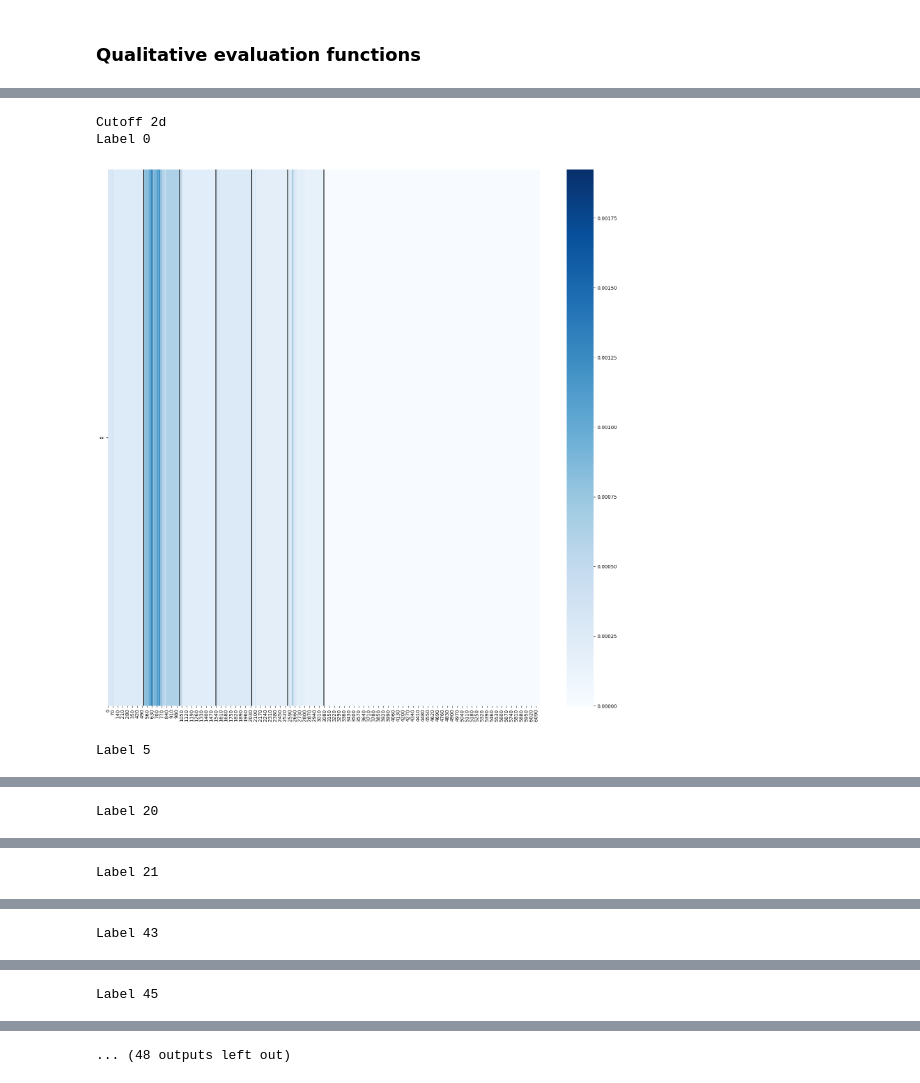
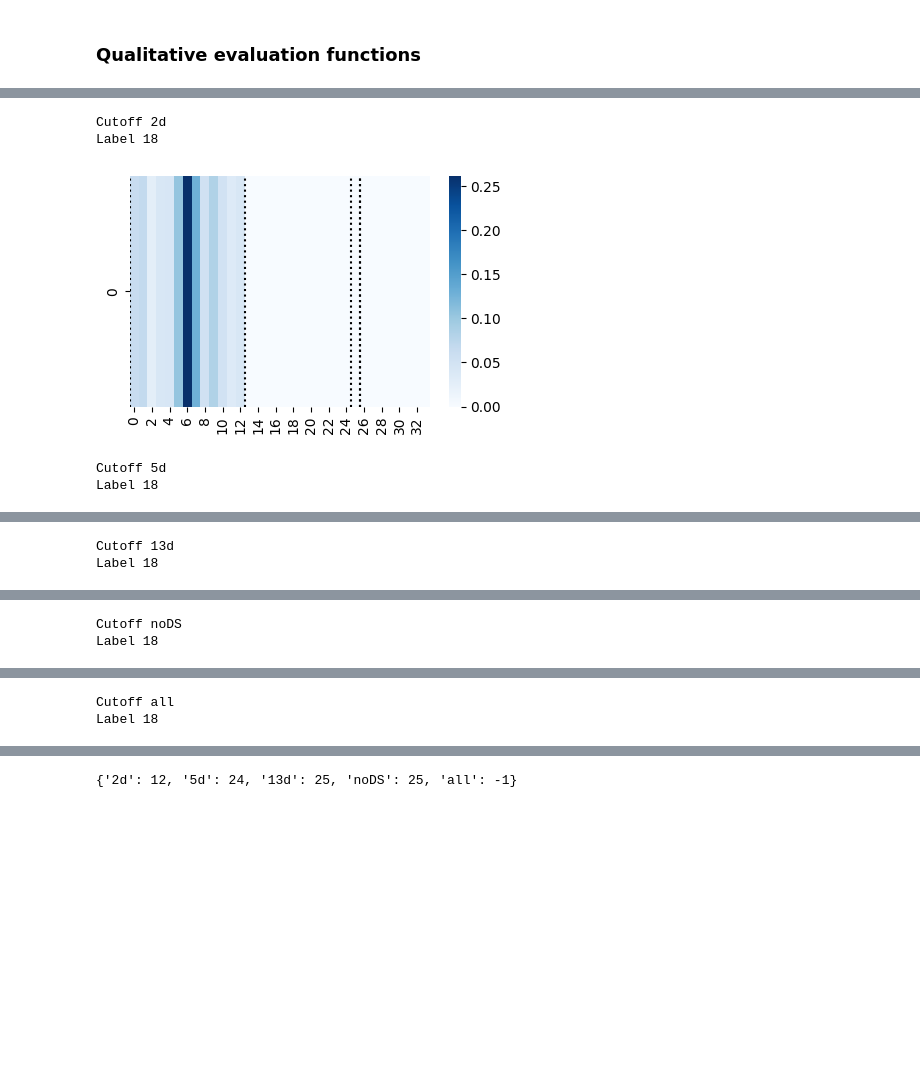
Before and after one commit to mireiahernandez/icd-continuous-prediction, a Jupyter notebook: qualitative_evaluation.ipynb, the cells around one changed output, grey strips where cells are left out. Cells and saved outputs as stored; diff of their text form; code cells hidden in the pictures; blank space fills up the shorter version.

Commit message:
ADDED NOTE ATTENTION ANALYSIS

```diff
--- a/qualitative_evaluation.ipynb
+++ b/qualitative_evaluation.ipynb
@@ -39,7 +38,7 @@ cpu = torch.device("cpu")
 print(device)
 
 ### for debugging use cpu
-# device = cpu
+device = cpu
 
 config = {
     #    "run_name": "Run_test_TLWAN"
@@ -67,7 +66,7 @@ val_set = get_dataset(notes_agg_df, "VALIDATION", tokenizer=tokenizer, **dataset
 val_generator = get_dataloader(val_set)
 
 # only to run on CPU
-os.environ["TOKENIZERS_PARALLELISM"] = "false"
+os.environ["TOKENIZERS_PARALLELISM"] = "true"
 
 config["num_categories"] = len(categories_mapping)
 model = Model(config, device=device)
@@ -122,20 +135,22 @@ avail_docs = seq_ids.max().item() + 1
 cutoffs = data["cutoffs"]
 
 complete_sequence_output = []
+inf_chunks = 16
 # run through data in chunks of max_chunks
-for i in range(0, input_ids.shape[0], 4):
+for i in range(0, input_ids.shape[0], inf_chunks):
     # only get the document embeddings
+    print(f"{i}: {input_ids[i:i+inf_chunks].shape}")
     sequence_output = model(
-        input_ids=input_ids[i : i + model.max_chunks].to(
+        input_ids=input_ids[i : i + inf_chunks].to(
             device, dtype=torch.long
         ),
-        attention_mask=attention_mask[i : i + model.max_chunks].to(
+        attention_mask=attention_mask[i : i + inf_chunks].to(
             device, dtype=torch.long
         ),
-        seq_ids=seq_ids[i : i + model.max_chunks].to(
+        seq_ids=seq_ids[i : i + inf_chunks].to(
             device, dtype=torch.long
         ),
-        category_ids=category_ids[i : i + model.max_chunks].to(
+        category_ids=category_ids[i : i + inf_chunks].to(
             device, dtype=torch.long
         ),
         cutoffs=None,
@@ -195,33 +264,39 @@ attn_output_weights, scores = return_attn_scores(model.label_attn, sequence_outp
 # %%
 import matplotlib.pyplot as plt
 import seaborn as sns
 
 # visualize a heatmap of attn_output_weights[-1,l,:] for all l in 0,..,49 such that labels[l] == 1
+viz_label = 18
+
 for cutoff in cutoffs.keys():
     print(f"Cutoff {cutoff}")
     cutoff_idx = cutoffs[cutoff]
-    for l in range(50):
-        if labels[l] == 1:
-            print(f"Label {l}")
-            plt.figure(figsize=(20, 20))
-            attn_weights= attn_output_weights[cutoff_idx, l, :].cpu().detach().numpy().reshape(1, -1)
-            # make heatmap value range from the min to the max
-            sns.heatmap(
-                attn_weights,
-                cmap="Blues",
-                vmin=attn_weights.min(),
-                vmax=attn_weights.max(),
-            )
-            # show lines between the notesº<
-            # which are in seq_ids
-            for i in range(1, seq_ids.shape[0]):
-                if seq_ids[i-1] != seq_ids[i]:
-                    plt.axvline(x=i*512, color="black")
+    print(f"Label {viz_label}")
+    plt.figure(figsize=set_size(438.17227, fraction=0.8))
+    attn_weights= attn_output_weights[cutoff_idx, viz_label, :].cpu().detach().numpy().reshape(1, -1)
+    # make heatmap value range from the min to the max
+    sns.heatmap(
+        attn_weights,
+        cmap="Blues",
+        vmin=attn_weights.min(),
+        vmax=attn_weights.max(),
+    )
+    # show lines between the notesº<
+    # which are in seq_ids
+    # for i in range(1, seq_ids.shape[0]):
+    #     if seq_ids[i-1] != seq_ids[i]:
+    #         plt.axvline(x=i, color="black")
+    # show thin dotted lines at each cutoff
+    for cutoff in cutoffs.keys():
+        cutoff_idx = cutoffs[cutoff]
+        plt.axvline(x=cutoff_idx+1, color="black", linestyle=":")
 
 
-            plt.show()
+
+    plt.show()
 # %% [output]
 Cutoff 2d
-Label 0
+Label 18
-[figure, old version]
+[figure, new version]
-Label 5
+Cutoff 5d
+Label 18
@@ -229 +304,2 @@ Label 5
-Label 20
+Cutoff 13d
+Label 18
@@ -231 +307,2 @@ Label 20
-Label 21
+Cutoff noDS
+Label 18
@@ -233 +310,2 @@ Label 21
-Label 43
+Cutoff all
+Label 18
@@ -235 +312,0 @@ Label 43
-Label 45
@@ -237 +313,4 @@ Label 45
-... (48 outputs left out)
+# %%
+cutoffs
+# %% [output]
+{'2d': 12, '5d': 24, '13d': 25, 'noDS': 25, 'all': -1}
```
Also changed, not shown: parts of 17 cells of this notebook.
